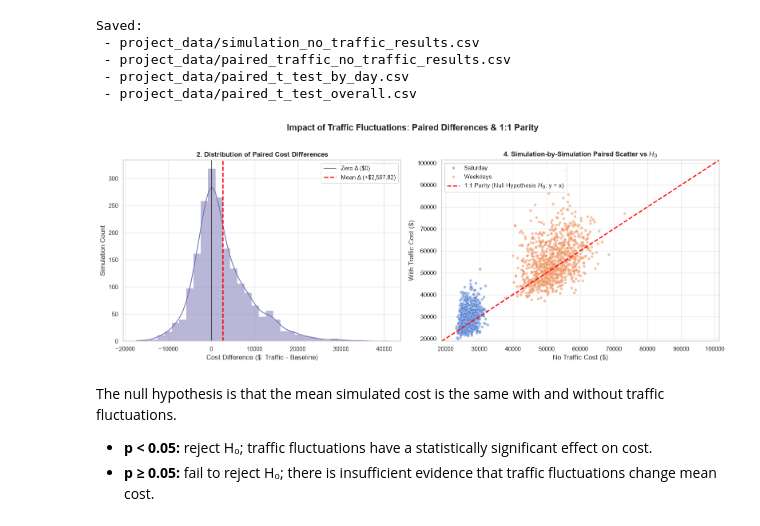
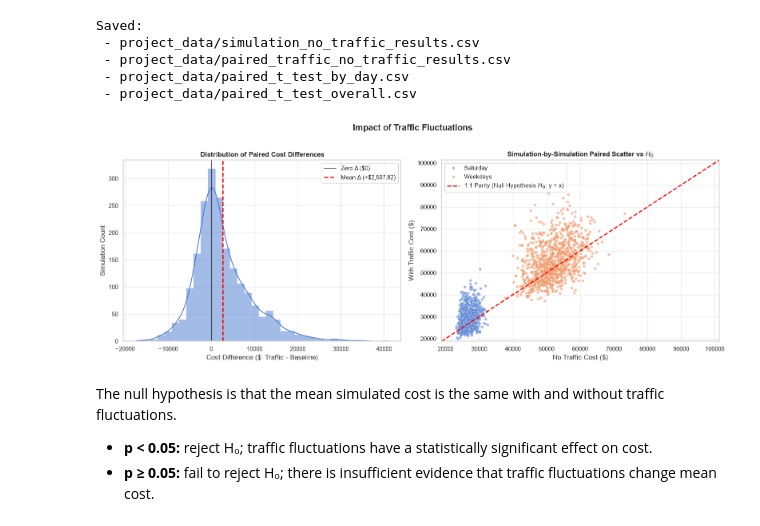
Before and after one commit to allegra-uni-acc/ENGSCI263-Assignment1-Organised, a Jupyter notebook: paired_traffic_no_traffic_ttest.ipynb, the cells around one changed output. Cells and saved outputs as stored; diff of their text form; code cells hidden in the pictures.

Commit message:
ttest for traffic but i don't think we use this

```diff
--- a/paired_traffic_no_traffic_ttest.ipynb
+++ b/paired_traffic_no_traffic_ttest.ipynb
@@ -385,7 +385,7 @@ sns.set_theme(style="whitegrid", palette="muted")
 fig, axes = plt.subplots(1, 2, figsize=(16, 6))
 
 fig.suptitle(
-    "Impact of Traffic Fluctuations: Paired Differences & 1:1 Parity",
+    "Impact of Traffic Fluctuations",
     fontsize=16,
     fontweight="bold",
     y=1.02
@@ -395,45 +395,45 @@ fig.suptitle(
 # Subplot 2: Paired Differences (Traffic - No Traffic)
 # -------------------------------------------------------------------------
 sns.histplot(
-    difference, ax=axes[0], kde=True, color="#7570b3", bins=35, edgecolor="none"
+    difference, ax=axes[0], kde=True, bins=35, edgecolor="none"
 )
 axes[0].axvline(0, color="black", linestyle="-", alpha=0.6, label="Zero \u0394 ($0)")
 axes[0].axvline(
     difference.mean(), color="red", linestyle="--", linewidth=2,
     label=f"Mean \u0394 (+${difference.mean():,.2f})"
 )
-axes[0].set_title("2. Distribution of Paired Cost Differences", fontweight="bold")
+axes[0].set_title("Distribution of Paired Cost Differences", fontweight="bold")
 axes[0].set_xlabel("Cost Difference ($: Traffic - Baseline)")
 axes[0].set_ylabel("Simulation Count")
 axes[0].legend(loc="upper right")
 
 # -------------------------------------------------------------------------
 # Subplot 4: Pairwise Simulation Scatter (1:1 Parity Line / H0)
 # -------------------------------------------------------------------------
 sns.scatterplot(
     data=paired, x="total_cost_NoTraffic", y="total_cost_Traffic",
     hue="Day", alpha=0.5, s=25, ax=axes[1]
 )
 
 # Calculate dynamic axis bounds to plot clean 1:1 line
 min_val = min(paired["total_cost_NoTraffic"].min(), paired["total_cost_Traffic"].min()) * 0.95
 max_val = max(paired["total_cost_NoTraffic"].max(), paired["total_cost_Traffic"].max()) * 1.05
 
 axes[1].plot(
     [min_val, max_val], [min_val, max_val], color="red", linestyle="--", linewidth=2,
     label="1:1 Parity (Null Hypothesis $H_0$: y = x)"
 )
 axes[1].set_xlim(min_val, max_val)
 axes[1].set_ylim(min_val, max_val)
-axes[1].set_title("4. Simulation-by-Simulation Paired Scatter vs $H_0$", fontweight="bold")
+axes[1].set_title("Simulation-by-Simulation Paired Scatter vs $H_0$", fontweight="bold")
 axes[1].set_xlabel("No Traffic Cost ($)")
 axes[1].set_ylabel("With Traffic Cost ($)")
 axes[1].legend(loc="upper left")
 
 plt.tight_layout()
 plt.show()
 # %% [output]
-[figure, old version]
+[figure, new version]
 # %% [markdown]
 The null hypothesis is that the mean simulated cost is the same with and without traffic fluctuations.
 
```
